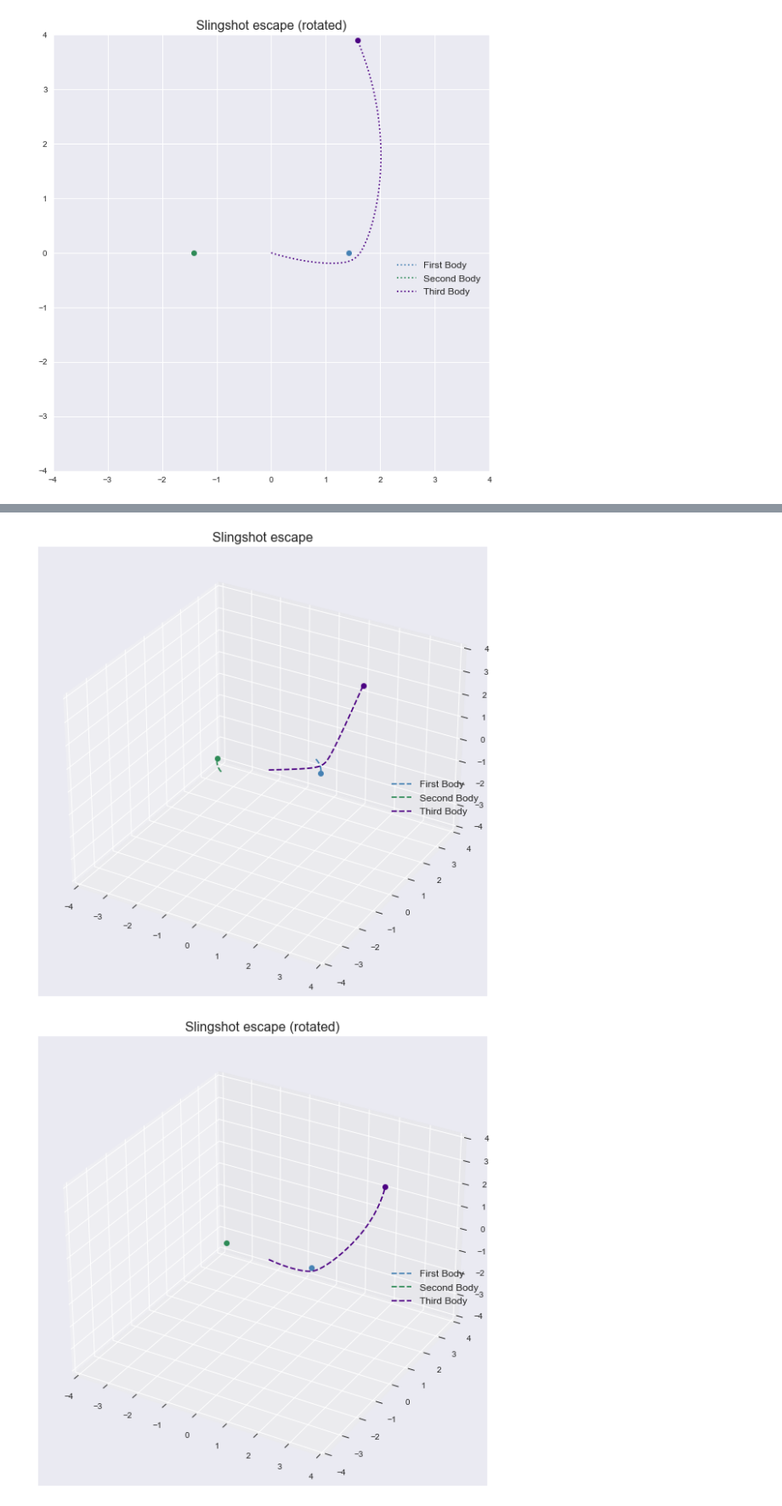
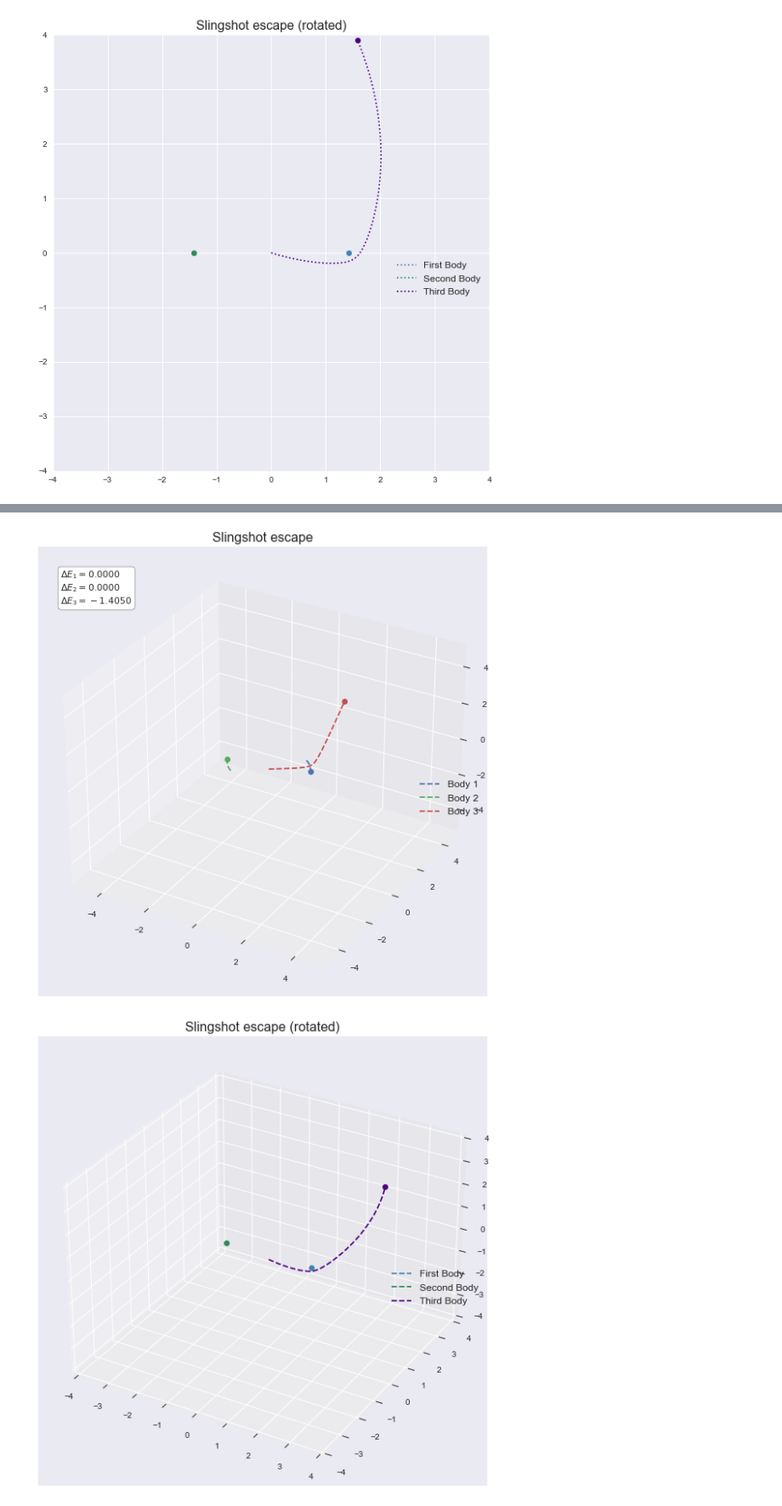
Before and after one commit to samcochran/optimal-spacecraft-control, a Jupyter notebook: Code/Caleb.ipynb, the cells around one changed output, grey strips where cells are left out. Shown at 85% size. Drawn from its saved outputs; the diff is of its cells as text; code cells hidden in the pictures.

```diff
--- a/Code/Caleb.ipynb
+++ b/Code/Caleb.ipynb
@@ -84,7 +94,9 @@ init = np.array([1, 1, 0, # Position 1
 # Solve the system
 sol = solve_ivp(gravity_acceleration, (t0, tf), init, t_eval= np.linspace(t0, tf, 10000)).y
 rot_sol, center = to_rotational(sol)
+energies = massless_energy(sol, [1,1,0])
 
 title = 'Slingshot escape (rotated)'
 plot_sol3d(rot_sol, title)
+plot_nbody3d(sol, "3-body Slingshot escape", energies=energies)
 # %% [output]
@@ -92,8 +105,8 @@ plot_sol3d(rot_sol, title)
 # %%
-animate_sol3d(sol, "Slingshot escape", "escape", skip=40)
-#
+#animate_sol3d(sol, "Slingshot escape", "escape", skip=40)
+animate_nbody3d(sol, "Slingshot escape", "escape_3body", energies=energies)
 # %% [output]
-[figure, old version]
+[figure, new version]
 # %%
 animate_sol3d(rot_sol, title, "escape_rotated", skip=40)
 # %% [output]
```
Also changed, not shown: parts of 5 cells of this notebook.
